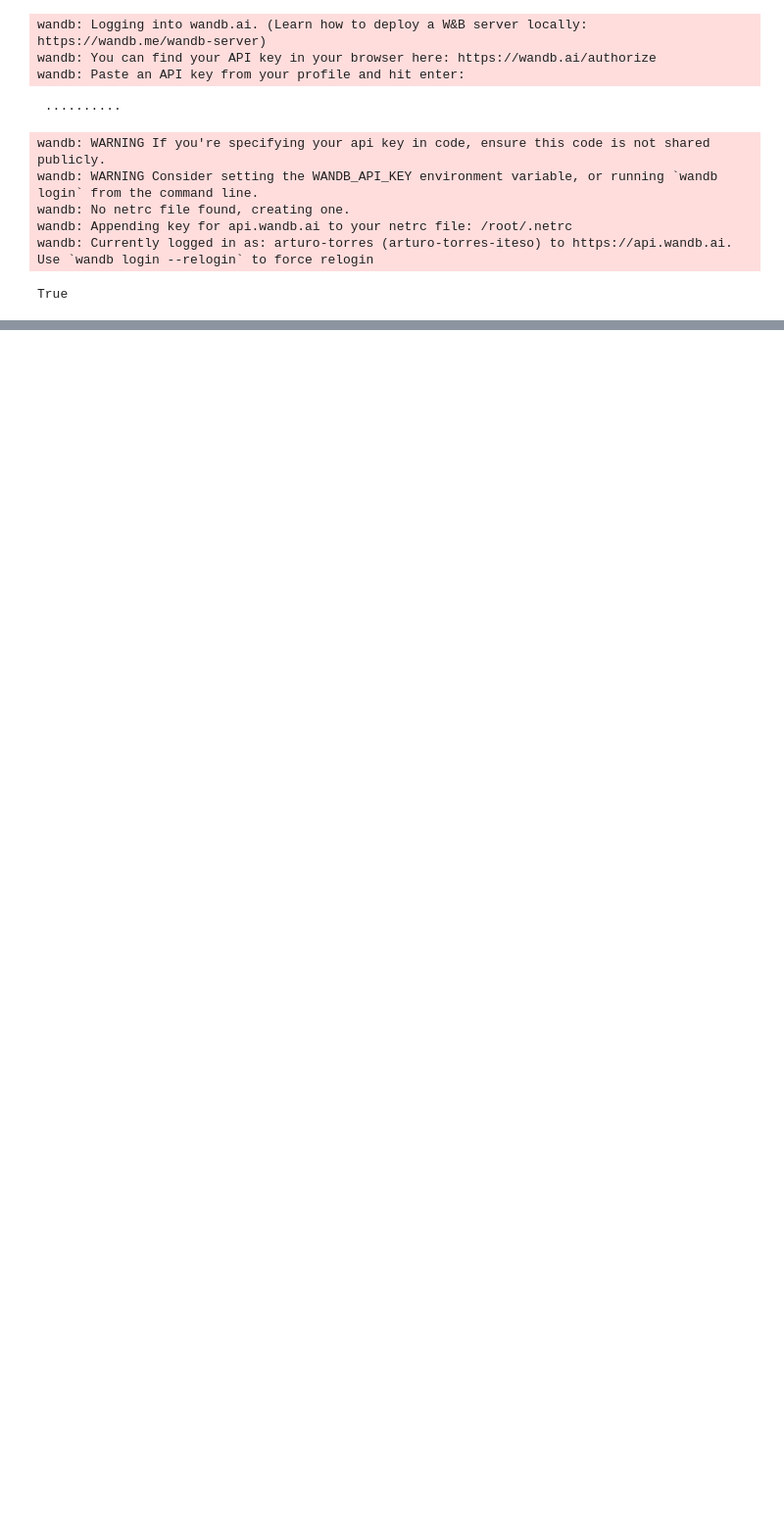
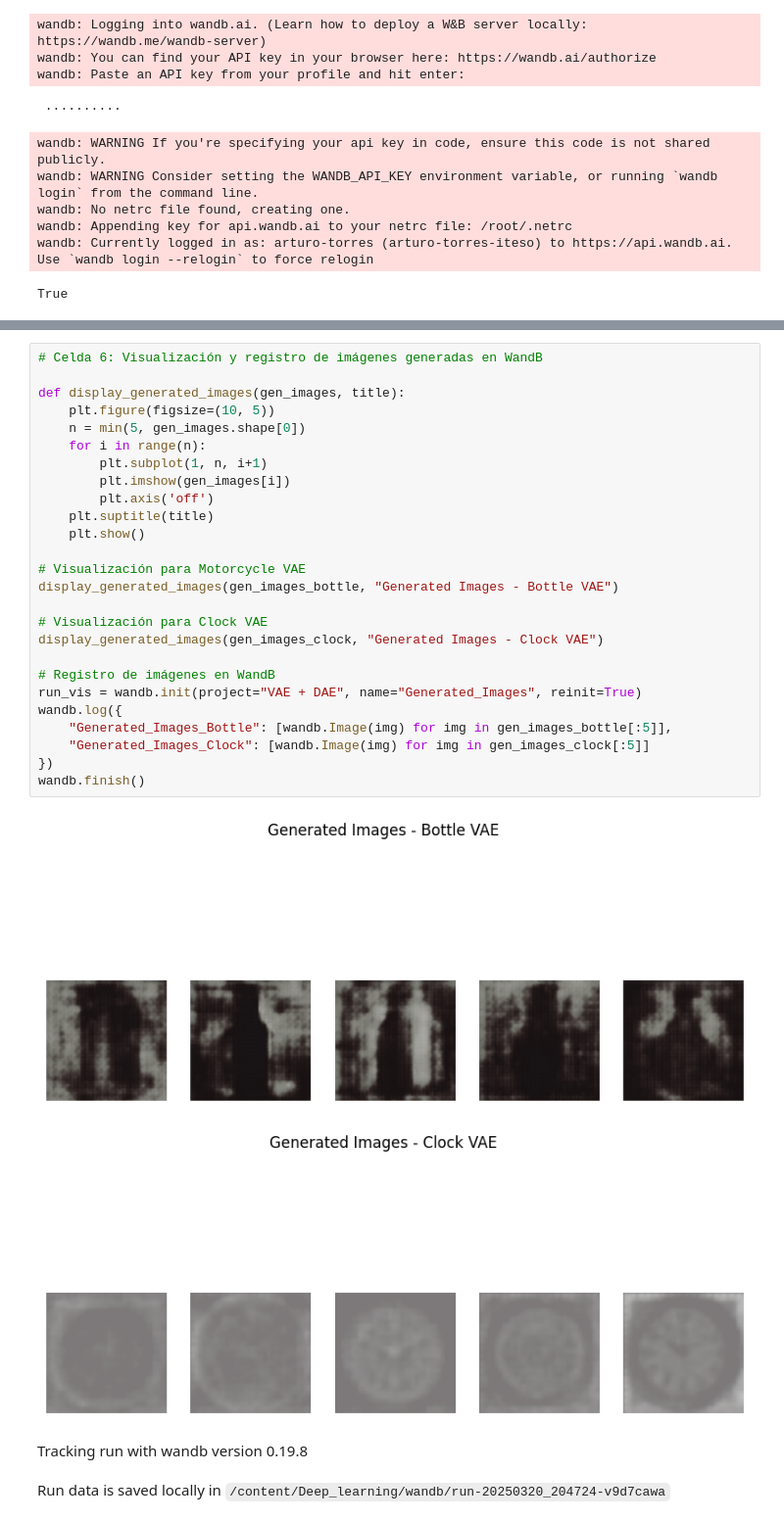
Before and after one commit to arturotowers/Deep_learning, a Jupyter notebook: Proyecto 1 - DAE + VAE/Notebooks/VAE.ipynb, the cells around one changed output, grey strips where cells are left out. Shown: that part at 98% size. Saved outputs shown, nothing was run; the diff lists cells and outputs as text; blank space fills up the shorter version.

```diff
--- a/Proyecto 1 - DAE + VAE/Notebooks/VAE.ipynb
+++ b/Proyecto 1 - DAE + VAE/Notebooks/VAE.ipynb
@@ -273,0 +354,31 @@ Epoch 2/100
+# %%
+# Celda 6: Visualización y registro de imágenes generadas en WandB
+
+def display_generated_images(gen_images, title):
+    plt.figure(figsize=(10, 5))
+    n = min(5, gen_images.shape[0])
+    for i in range(n):
+        plt.subplot(1, n, i+1)
+        plt.imshow(gen_images[i])
+        plt.axis('off')
+    plt.suptitle(title)
+    plt.show()
+
+# Visualización para Motorcycle VAE
+display_generated_images(gen_images_bottle, "Generated Images - Bottle VAE")
+
+# Visualización para Clock VAE
+display_generated_images(gen_images_clock, "Generated Images - Clock VAE")
+
+# Registro de imágenes en WandB
+run_vis = wandb.init(project="VAE + DAE", name="Generated_Images", reinit=True)
+wandb.log({
+    "Generated_Images_Bottle": [wandb.Image(img) for img in gen_images_bottle[:5]],
+    "Generated_Images_Clock": [wandb.Image(img) for img in gen_images_clock[:5]]
+})
+wandb.finish()
+# %% [output]
+[figure, added]
+[figure, added]
+Tracking run with wandb version 0.19.8
+Run data is saved locally in /content/Deep_learning/wandb/run-20250320_204724-v9d7cawa
```
Also changed, not shown: parts of 3 cells of this notebook.
